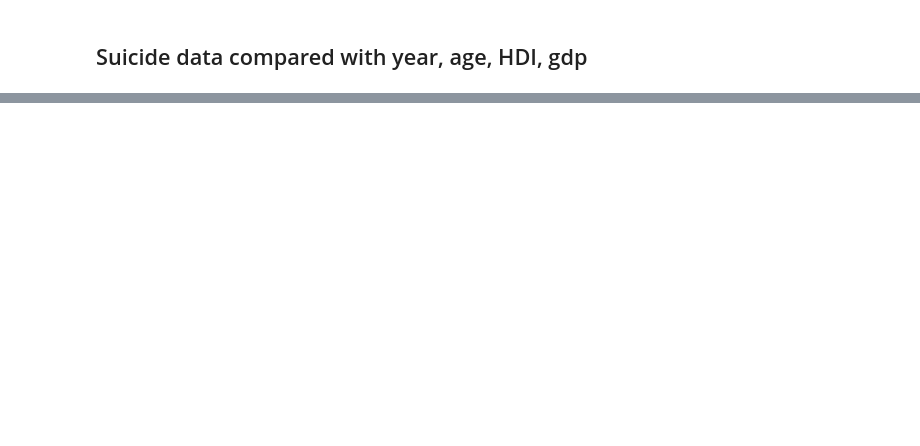
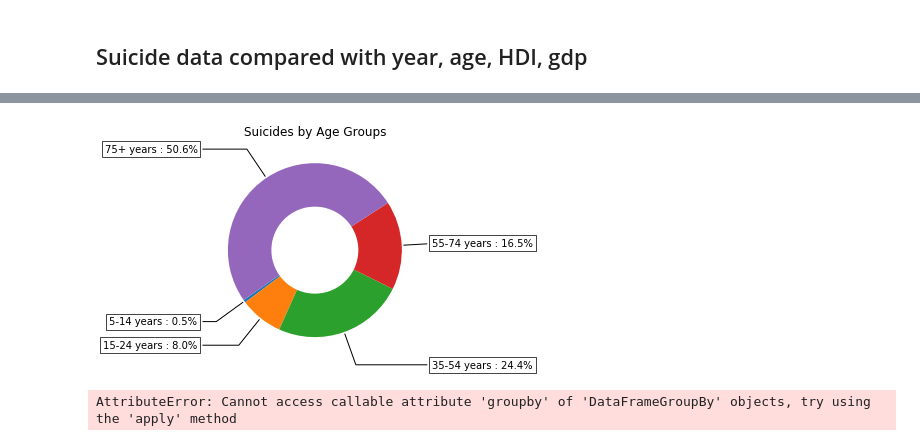
Before and after one commit to jeed123456789/data_science_project2, a Jupyter notebook: data_analysis.ipynb, the cells around one changed output, grey strips where cells are left out. Saved outputs shown, nothing was run; the diff lists cells and outputs as text; code cells hidden in the pictures; blank space fills up the shorter version.

Commit message:
Added graphs into file

```diff
--- a/data_analysis.ipynb
+++ b/data_analysis.ipynb
@@ -5,5 +7,18 @@ import matplotlib.pyplot as plt
+# %%
+suicide_data = pd.read_csv("dataset/suicide_modified.csv")
+happy_data1 = pd.read_csv("dataset/happy_data1_modified.csv")
+happy_data2 = pd.read_csv("dataset/happy_data2_modified.csv")
+happy_data3 = pd.read_csv("dataset/happy_data3_modified.csv")
+happy_data4 = pd.read_csv("dataset/happy_data4_modified.csv")
+happy_data5 = pd.read_csv("dataset/happy_data5_modified.csv")
 # %% [markdown]
 ## Suicide data compared with year, age, HDI, gdp
+# %%
+year_list = []
+for i in suicide_data.year:
+    if year_list.count(i) == 0:
+        year_list.append(i)
+year_list.sort()
 # %%
 # compared with year
 temp = suicide_data[['year','suicides']]
@@ -65,24 +80,26 @@ for i in range(5):
 # %%
 fig, ax = plt.subplots(figsize=(6, 4), subplot_kw=dict(aspect="equal"))
 
-recipe = ['5-14 years','15-24 years','35-54 years', '55-74 years','75+ years']
+recipe = ['5-14 years : 0.5%','15-24 years : 8.0%','35-54 years : 24.4%', '55-74 years : 16.5%','75+ years : 50.6%']
 
-wedges, texts = ax.pie(percent_list, wedgeprops=dict(width=0.5), startangle=-40)
+wedges, texts = ax.pie(percent_list, wedgeprops=dict(width=0.5), startangle=-145)
 
 bbox_props = dict(boxstyle="square,pad=0.3", fc="w", ec="k", lw=0.72)
 kw = dict(arrowprops=dict(arrowstyle="-"),
           bbox=bbox_props, zorder=0, va="center")
 
 for i, p in enumerate(wedges):
     ang = (p.theta2 - p.theta1)/2. + p.theta1
     y = np.sin(np.deg2rad(ang))
     x = np.cos(np.deg2rad(ang))
     horizontalalignment = {-1: "right", 1: "left"}[int(np.sign(x))]
     connectionstyle = "angle,angleA=0,angleB={}".format(ang)
     kw["arrowprops"].update({"connectionstyle": connectionstyle})
     ax.annotate(recipe[i], xy=(x, y), xytext=(1.35*np.sign(x), 1.4*y),
                 horizontalalignment=horizontalalignment, **kw)
 
 ax.set_title("Suicides by Age Groups")
 
 plt.show()
+# %% [output]
+[figure, added]
@@ -88,0 +112,5 @@ plt.show()
+# %%
+grouped = suicide_hdi.groupby('country')
+.groupby('HDI_for_year')
+# %% [output]
+AttributeError: Cannot access callable attribute 'groupby' of 'DataFrameGroupBy' objects, try using the 'apply' method
```
Also changed, not shown: parts of 11 cells of this notebook.
